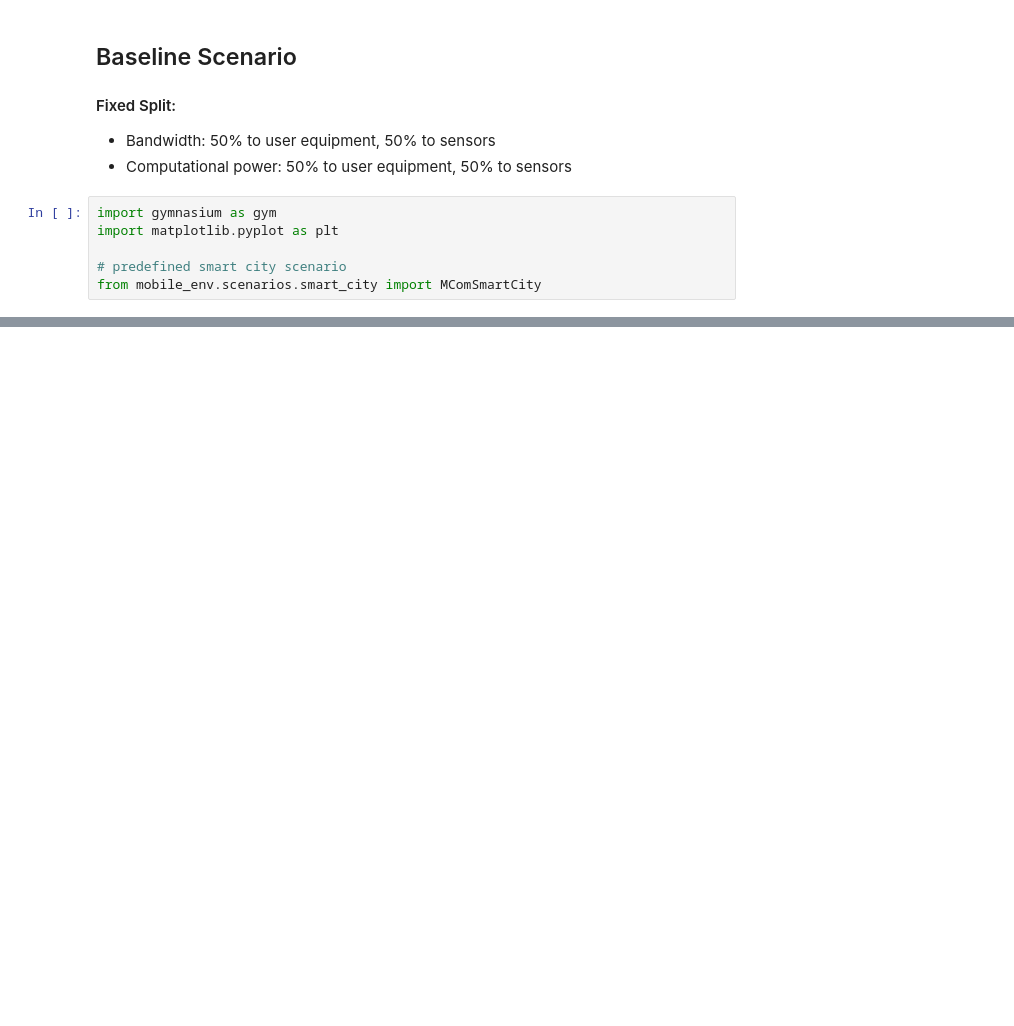
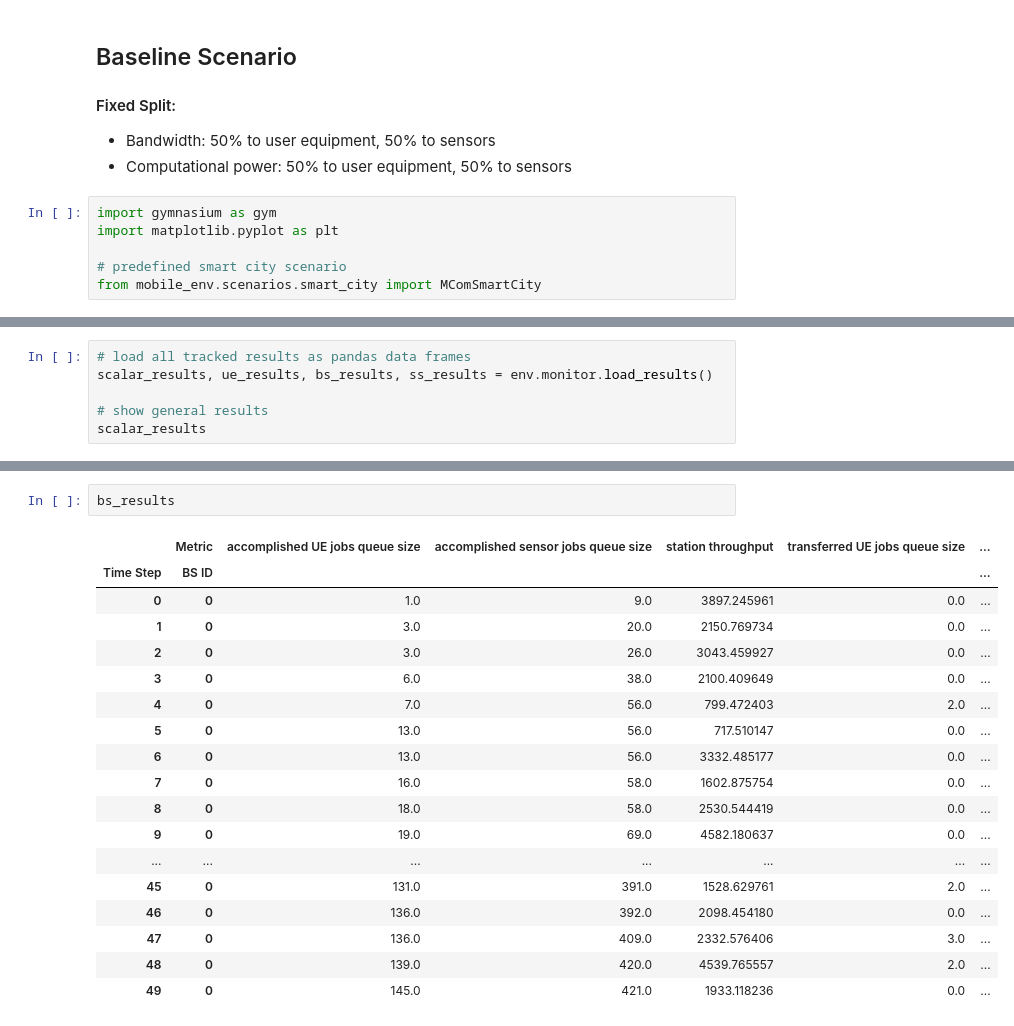
Before and after one commit to elifohri/MetaLore-simulator, a Jupyter notebook: examples/baseline scenarios round robin/smart_city_baseline_50-50.ipynb, the cells around one changed output, grey strips where cells are left out. Drawn from its saved outputs; the diff is of its cells as text; blank space fills up the shorter version.

```diff
--- a/examples/baseline scenarios round robin/smart_city_baseline_50-50.ipynb
+++ b/examples/baseline scenarios round robin/smart_city_baseline_50-50.ipynb
@@ -63,0 +49,6 @@ env.delay_metrics.export(filename="delayed_packets.json")
+# %%
+# load all tracked results as pandas data frames
+scalar_results, ue_results, bs_results, ss_results = env.monitor.load_results()
+
+# show general results
+scalar_results
@@ -64,3 +108,24 @@ env.delay_metrics.export(filename="delayed_packets.json")
+# %%
+bs_results
+# %% [output]
+|  | Metric | accomplished UE jobs queue size | accomplished sensor jobs queue size | station throughput | transferred UE jobs queue size | ... |
+| Time Step | BS ID |  |  |  |  | ... |
+| 0 | 0 | 1.0 | 9.0 | 3897.245961 | 0.0 | ... |
+| 1 | 0 | 3.0 | 20.0 | 2150.769734 | 0.0 | ... |
+| 2 | 0 | 3.0 | 26.0 | 3043.459927 | 0.0 | ... |
+| 3 | 0 | 6.0 | 38.0 | 2100.409649 | 0.0 | ... |
+| 4 | 0 | 7.0 | 56.0 | 799.472403 | 2.0 | ... |
+| 5 | 0 | 13.0 | 56.0 | 717.510147 | 0.0 | ... |
+| 6 | 0 | 13.0 | 56.0 | 3332.485177 | 0.0 | ... |
+| 7 | 0 | 16.0 | 58.0 | 1602.875754 | 0.0 | ... |
+| 8 | 0 | 18.0 | 58.0 | 2530.544419 | 0.0 | ... |
+| 9 | 0 | 19.0 | 69.0 | 4582.180637 | 0.0 | ... |
+| ... | ... | ... | ... | ... | ... | ... |
+| 45 | 0 | 131.0 | 391.0 | 1528.629761 | 2.0 | ... |
+| 46 | 0 | 136.0 | 392.0 | 2098.454180 | 0.0 | ... |
+| 47 | 0 | 136.0 | 409.0 | 2332.576406 | 3.0 | ... |
+| 48 | 0 | 139.0 | 420.0 | 4539.765557 | 2.0 | ... |
+| 49 | 0 | 145.0 | 421.0 | 1933.118236 | 0.0 | ... |
 # %%
 # Display profiling results
 stats = pstats.Stats(profiler)
```
Also changed, not shown: parts of 12 cells of this notebook, 21 other files.
